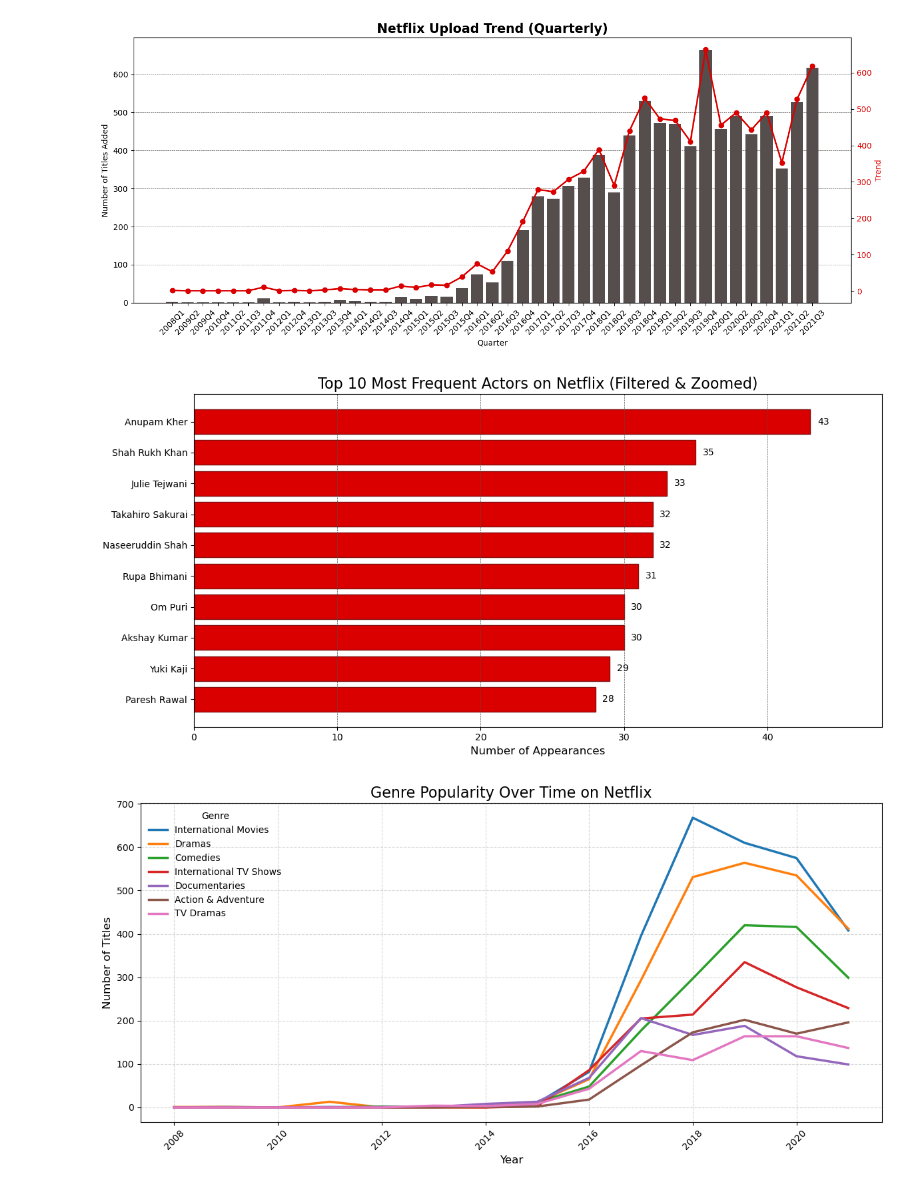
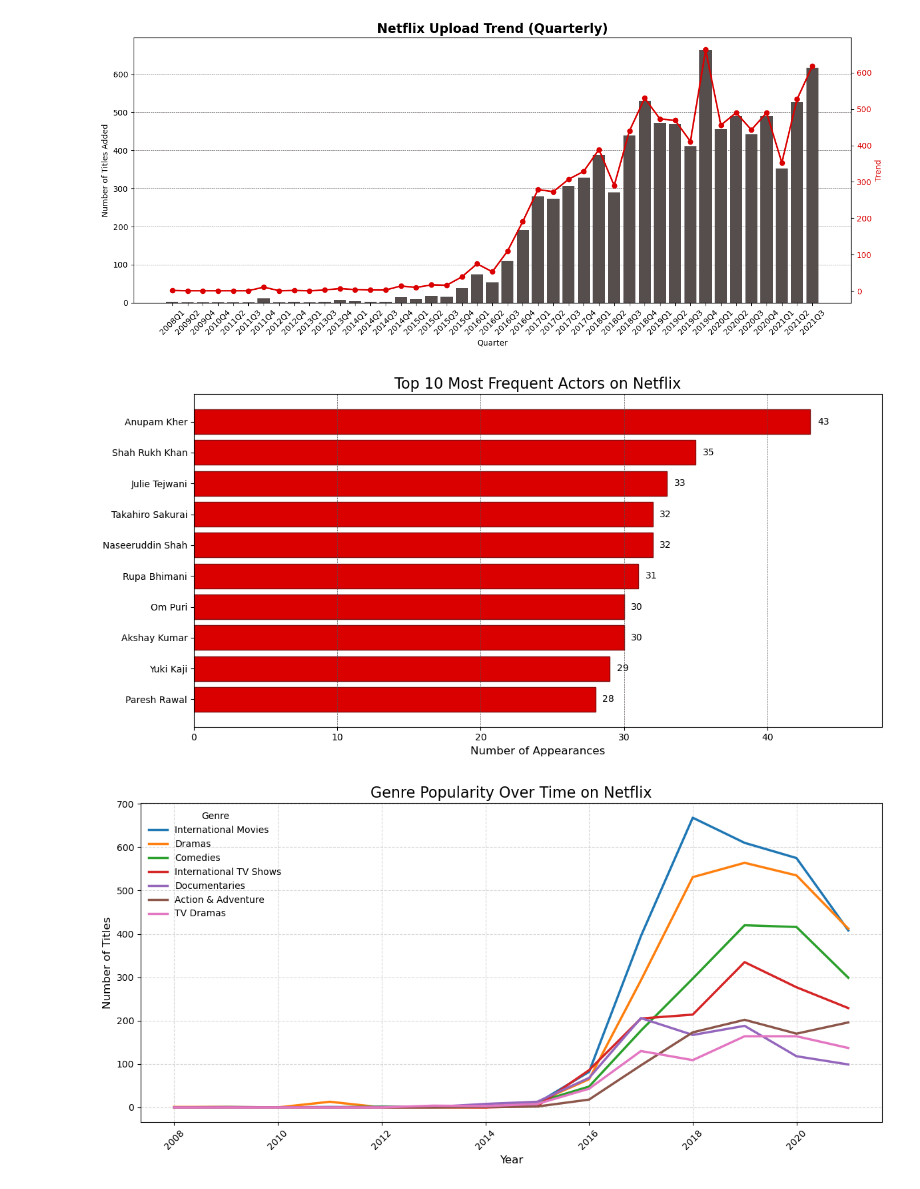
Before and after one commit to rajtejaswee/netflix-data-analysis, a Jupyter notebook: Netflix_EDA.ipynb, the cells around one changed output. Cells and saved outputs as stored; diff of their text form; code cells hidden in the pictures.

```diff
--- a/Netflix_EDA.ipynb
+++ b/Netflix_EDA.ipynb
@@ -521,35 +521,35 @@ import matplotlib.pyplot as plt
 # Netflix color palette
 netflix_red = '#db0000'
 netflix_dark = '#000000'
 netflix_white = '#ffffff'
 netflix_gray = '#564d4d'
 netflix_blood = '#831010'
 
 # Plot setup
 plt.figure(figsize=(12, 6), facecolor=netflix_white)
 bars = plt.barh(top_actors.index[::-1], top_actors.values[::-1], color=netflix_red, edgecolor=netflix_blood)
 
 # Add data labels (optional)
 for bar in bars:
     width = bar.get_width()
     plt.text(width + 0.5, bar.get_y() + bar.get_height()/2, str(int(width)), va='center', color=netflix_dark)
 
 # Styling
-plt.title('Top 10 Most Frequent Actors on Netflix (Filtered & Zoomed)', fontsize=16, color=netflix_dark)
+plt.title('Top 10 Most Frequent Actors on Netflix', fontsize=16, color=netflix_dark)
 plt.xlabel('Number of Appearances', fontsize=12, color=netflix_dark)
 plt.xticks(color=netflix_dark)
 plt.yticks(color=netflix_dark)
 plt.grid(axis='x', linestyle='--', linewidth=0.5, color=netflix_gray)
 
 # Set x-axis limit for zoom (adjust dynamically based on max value)
 max_count = top_actors.values.max()
 plt.xlim(0, max_count + 5)
 
 plt.tight_layout()
 plt.gca().set_facecolor(netflix_white)
 plt.show()
 # %% [output]
-[figure, old version]
+[figure, new version]
 # %%
 #Genre Popularity Over Time on Netflix
 
```
Also changed, not shown: 13 other files.
